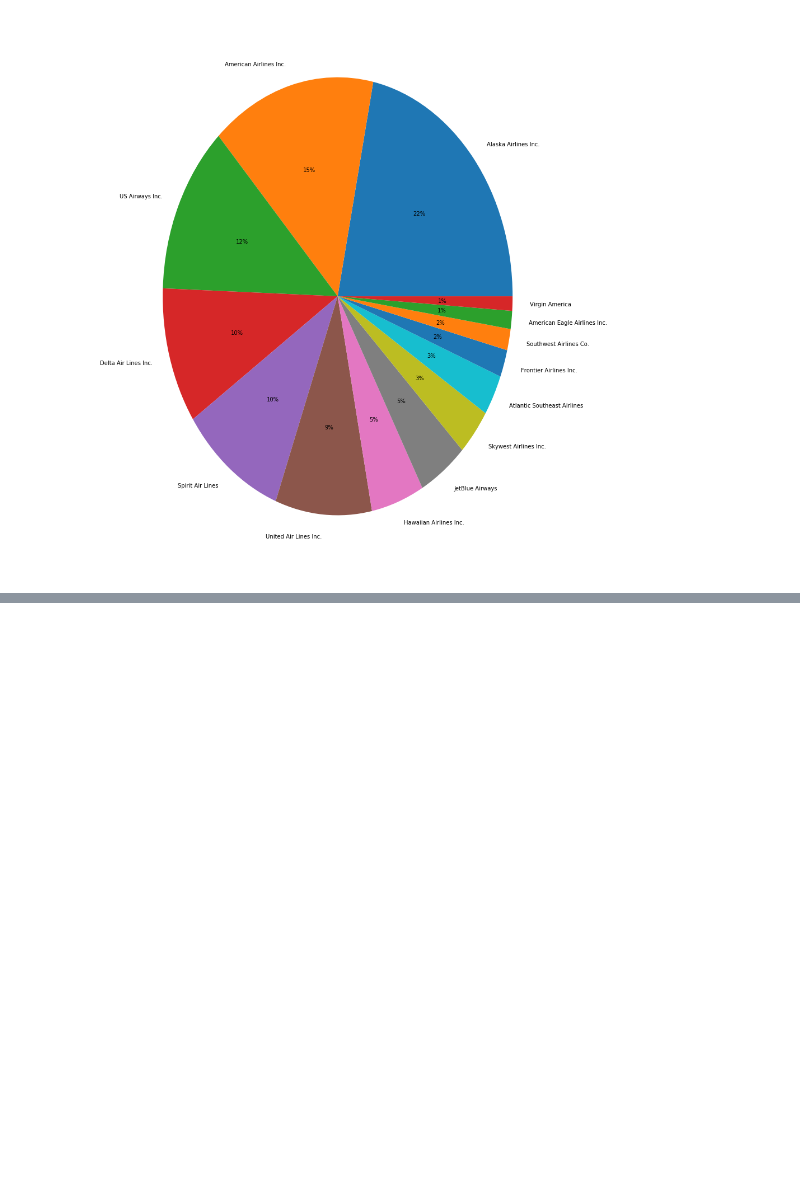
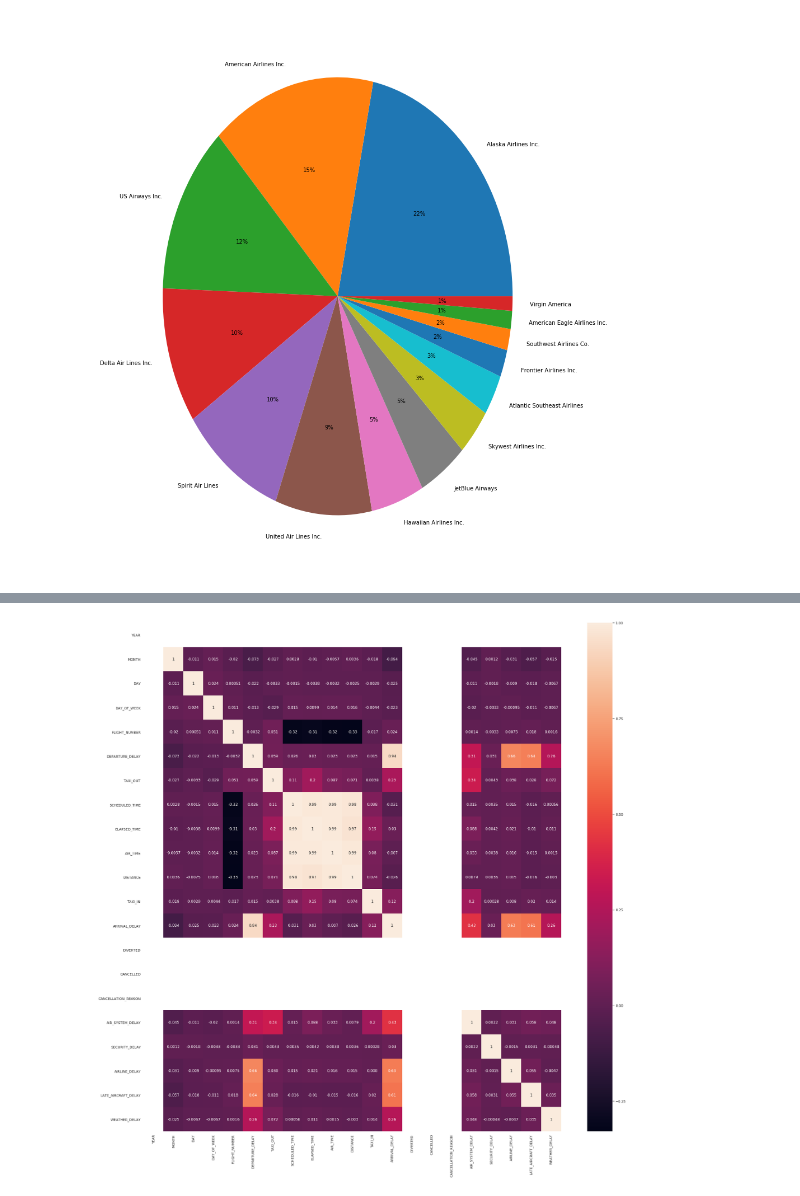
Before and after one commit to knigawkl/flight-delay-prediction, a Jupyter notebook: fligh-delay-prediction.ipynb, the cells around one changed output, grey strips where cells are left out. Saved outputs shown, nothing was run; the diff lists cells and outputs as text; code cells hidden in the pictures; blank space fills up the shorter version.

```diff
--- a/fligh-delay-prediction.ipynb
+++ b/fligh-delay-prediction.ipynb
@@ -303,0 +346,7 @@ plt.show()
+# %%
+del_corr =flights.corr()
+f, ax = plt.subplots(figsize=(30, 30))
+sns.heatmap(del_corr,annot=True)
+plt.show()
+# %% [output]
+[figure, added]
```
Also changed, not shown: parts of 26 cells of this notebook.
